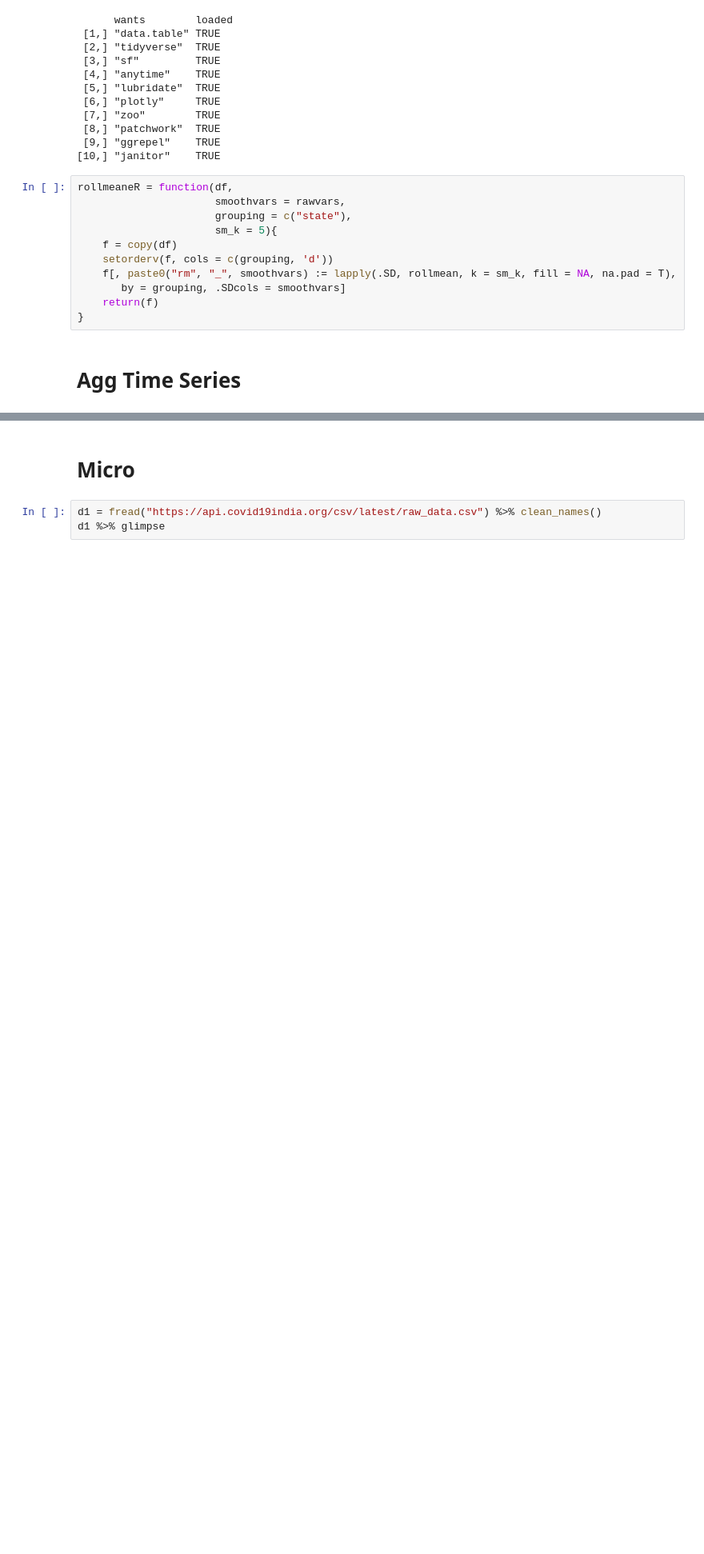
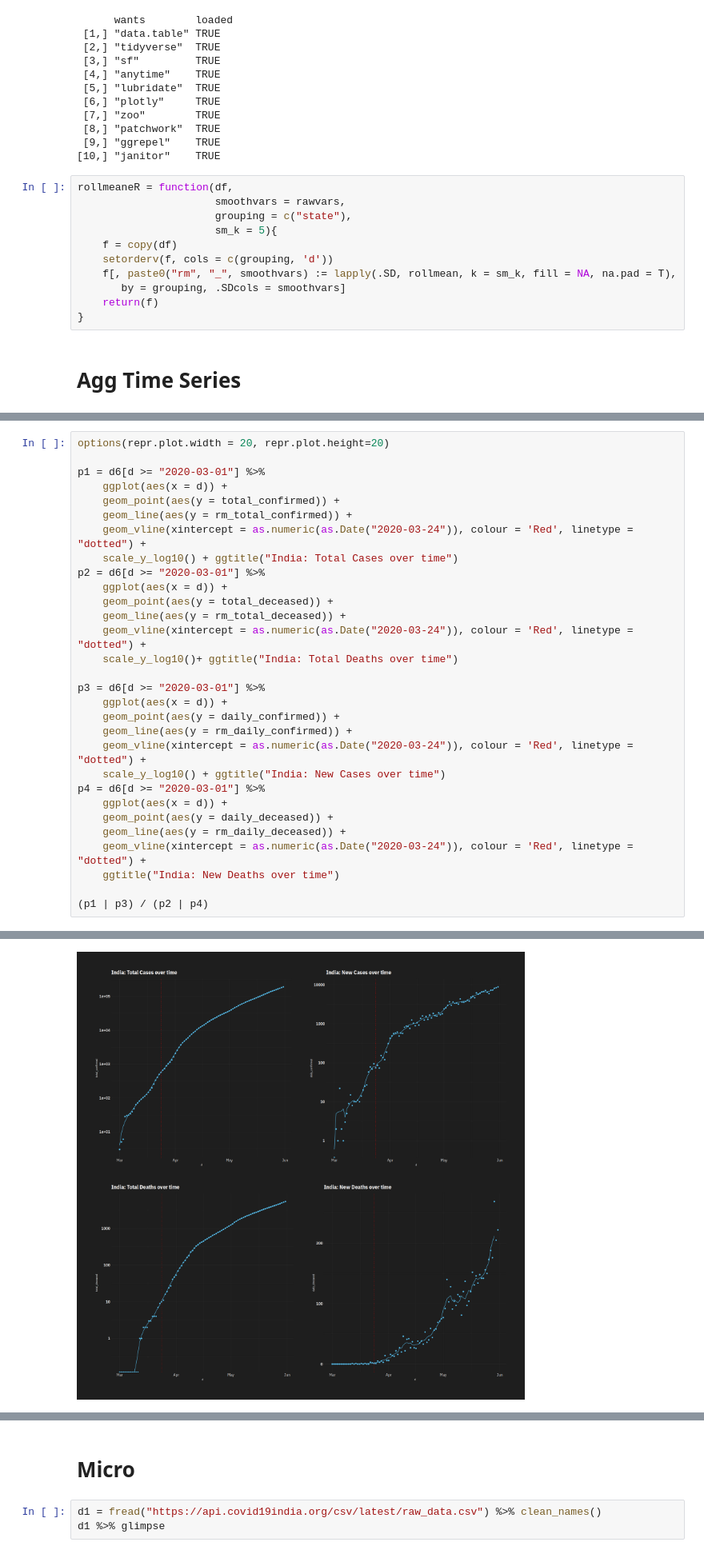
Before and after one commit to apoorvalal/covidviz, a Jupyter notebook: India_eda.ipynb, the cells around one changed output, grey strips where cells are left out. Shown at 80% size. Saved outputs shown, nothing was run; the diff lists cells and outputs as text; blank space fills up the shorter version.

```diff
--- a/India_eda.ipynb
+++ b/India_eda.ipynb
@@ -55,3 +55,34 @@ $ rm_total_confirmed <dbl> NA, NA, 1.6, 2.0, 2.4, 2.8, 3.0, 3.0, 3.0, 3.0, 3.…
 $ rm_daily_deceased  <dbl> NA, NA, 0, 0, 0, 0, 0, 0, 0, 0, 0, 0, 0, 0, 0, 0, …
 $ rm_total_deceased  <dbl> NA, NA, 0, 0, 0, 0, 0, 0, 0, 0, 0, 0, 0, 0, 0, 0, …
 $ rm_cfr             <dbl> NA, NA, 0, 0, 0, 0, 0, 0, 0, 0, 0, 0, 0, 0, 0, 0, …
+# %%
+options(repr.plot.width = 20, repr.plot.height=20)
+
+p1 = d6[d >= "2020-03-01"] %>%
+    ggplot(aes(x = d)) +
+    geom_point(aes(y = total_confirmed)) +
+    geom_line(aes(y = rm_total_confirmed)) +
+    geom_vline(xintercept = as.numeric(as.Date("2020-03-24")), colour = 'Red', linetype = "dotted") +
+    scale_y_log10() + ggtitle("India: Total Cases over time")
+p2 = d6[d >= "2020-03-01"] %>%
+    ggplot(aes(x = d)) +
+    geom_point(aes(y = total_deceased)) +
+    geom_line(aes(y = rm_total_deceased)) +
+    geom_vline(xintercept = as.numeric(as.Date("2020-03-24")), colour = 'Red', linetype = "dotted") +
+    scale_y_log10()+ ggtitle("India: Total Deaths over time")
+
+p3 = d6[d >= "2020-03-01"] %>%
+    ggplot(aes(x = d)) +
+    geom_point(aes(y = daily_confirmed)) +
+    geom_line(aes(y = rm_daily_confirmed)) +
+    geom_vline(xintercept = as.numeric(as.Date("2020-03-24")), colour = 'Red', linetype = "dotted") +
+    scale_y_log10() + ggtitle("India: New Cases over time")
+p4 = d6[d >= "2020-03-01"] %>%
+    ggplot(aes(x = d)) +
+    geom_point(aes(y = daily_deceased)) +
+    geom_line(aes(y = rm_daily_deceased)) +
+    geom_vline(xintercept = as.numeric(as.Date("2020-03-24")), colour = 'Red', linetype = "dotted") +
+    ggtitle("India: New Deaths over time")
+
+(p1 | p3) / (p2 | p4)
+# %% [output]
@@ -58,3 +103,4 @@ $ rm_cfr             <dbl> NA, NA, 0, 0, 0, 0, 0, 0, 0, 0, 0, 0, 0, 0, 0, 0, …
+[figure, added]
 # %%
 d7 = fread("https://api.covid19india.org/csv/latest/tested_numbers_icmr_data.csv") %>% clean_names
 d7 %>% glimpse
```
Also changed, not shown: parts of 13 cells of this notebook, 8 other files.
